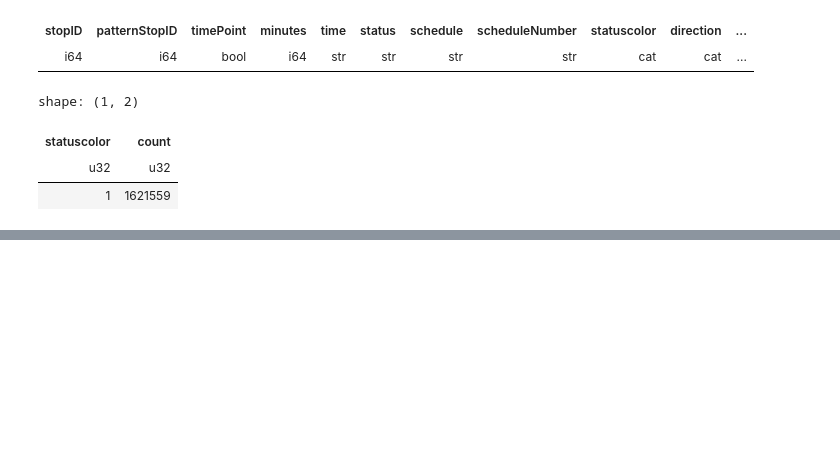
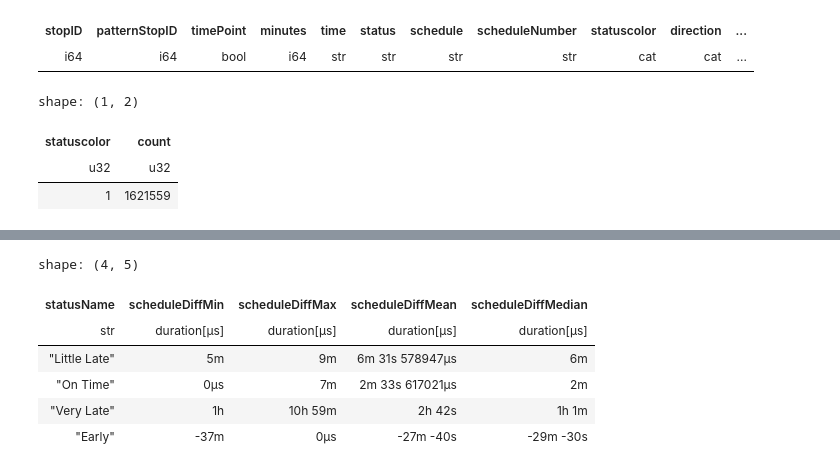
Before and after one commit to shaivilp/Research-Rookies, a Jupyter notebook: data_visualization/predictions.ipynb, the cells around one changed output, grey strips where cells are left out. Drawn from its saved outputs; the diff is of its cells as text; code cells hidden in the pictures; blank space fills up the shorter version.

```diff
--- a/data_visualization/predictions.ipynb
+++ b/data_visualization/predictions.ipynb
@@ -337,0 +313,16 @@ shape: (9, 4)
+# %%
+#Check if our statusName column is correct by comparing it to the status column
+data.group_by("statusName").agg(
+    pl.col("scheduleDiff").min().alias("scheduleDiffMin"),
+    pl.col("scheduleDiff").max().alias("scheduleDiffMax"),
+    pl.col("scheduleDiff").mean().alias("scheduleDiffMean"),
+    pl.col("scheduleDiff").median().alias("scheduleDiffMedian"),
+)
+# %% [output]
+shape: (4, 5)
+| statusName | scheduleDiffMin | scheduleDiffMax | scheduleDiffMean | scheduleDiffMedian |
+| str | duration[μs] | duration[μs] | duration[μs] | duration[μs] |
+| "Little Late" | 5m | 9m | 6m 31s 578947µs | 6m |
+| "On Time" | 0µs | 7m | 2m 33s 617021µs | 2m |
+| "Very Late" | 1h | 10h 59m | 2h 42s | 1h 1m |
+| "Early" | -37m | 0µs | -27m -40s | -29m -30s |
```
Also changed, not shown: parts of 6 cells of this notebook, 2 other files.
